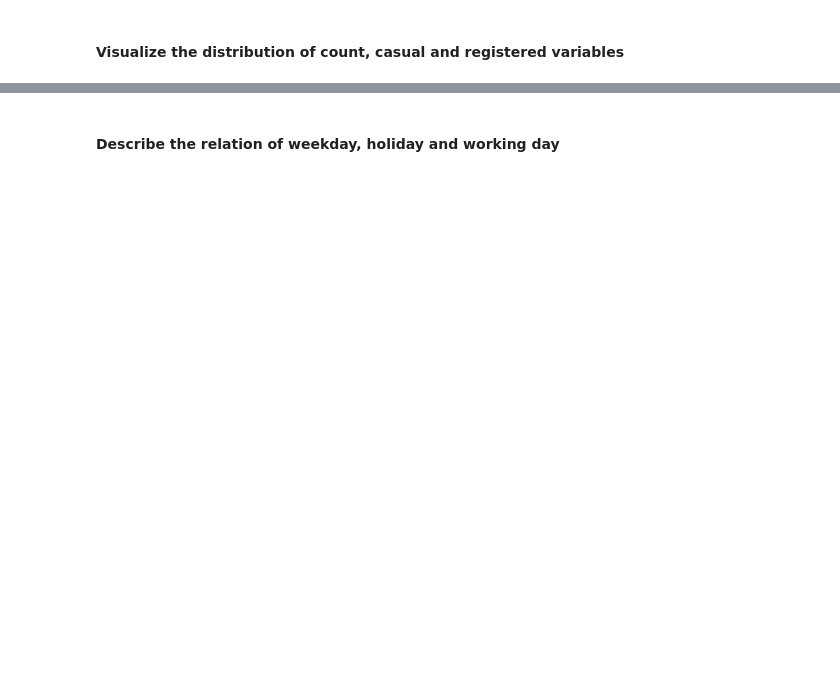
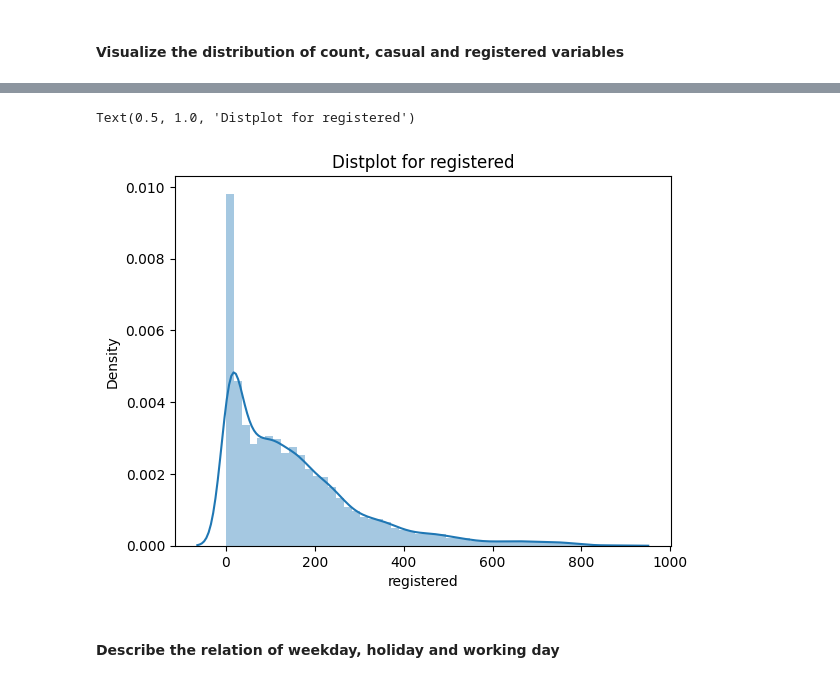
Before and after one commit to SiddhantRout/CDS-IISC, a Jupyter notebook: Module-3: Machine Learning/M3_NB_MiniProject_1_LinearRegression_Regularization.ipynb, the cells around one changed output, grey strips where cells are left out. Saved outputs shown, nothing was run; the diff lists cells and outputs as text; code cells hidden in the pictures; blank space fills up the shorter version.

```diff
--- a/Module-3: Machine Learning/M3_NB_MiniProject_1_LinearRegression_Regularization.ipynb
+++ b/Module-3: Machine Learning/M3_NB_MiniProject_1_LinearRegression_Regularization.ipynb
@@ -133,4 +181,9 @@ print the datatypes of the columns
 # %%
 # YOUR CODE HERE for distribuiton of registered variable
+sns.distplot(df['registered'])
+plt.title('Distplot for registered')
+# %% [output]
+Text(0.5, 1.0, 'Distplot for registered')
+[figure, added]
 # %% [markdown]
 #### Describe the relation of weekday, holiday and working day
```
Also changed, not shown: parts of 16 cells of this notebook.
